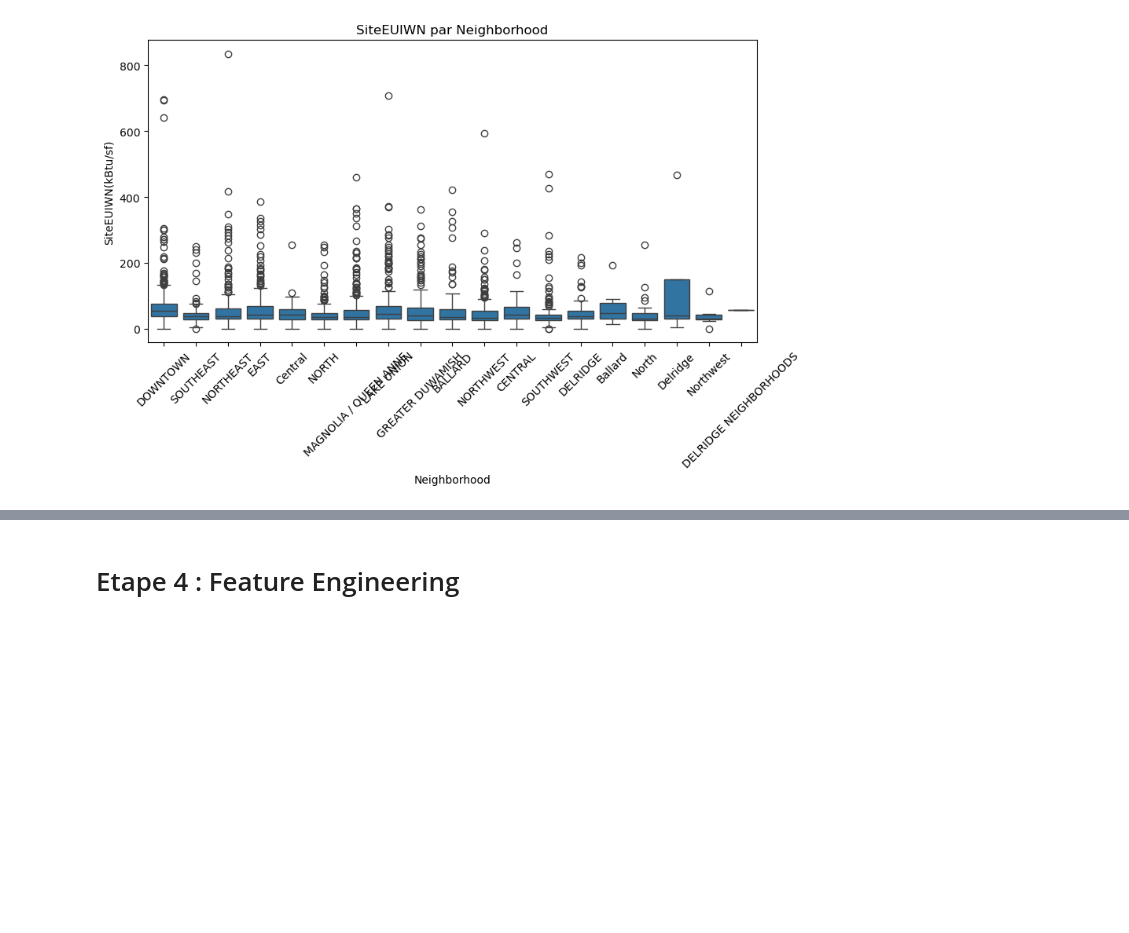
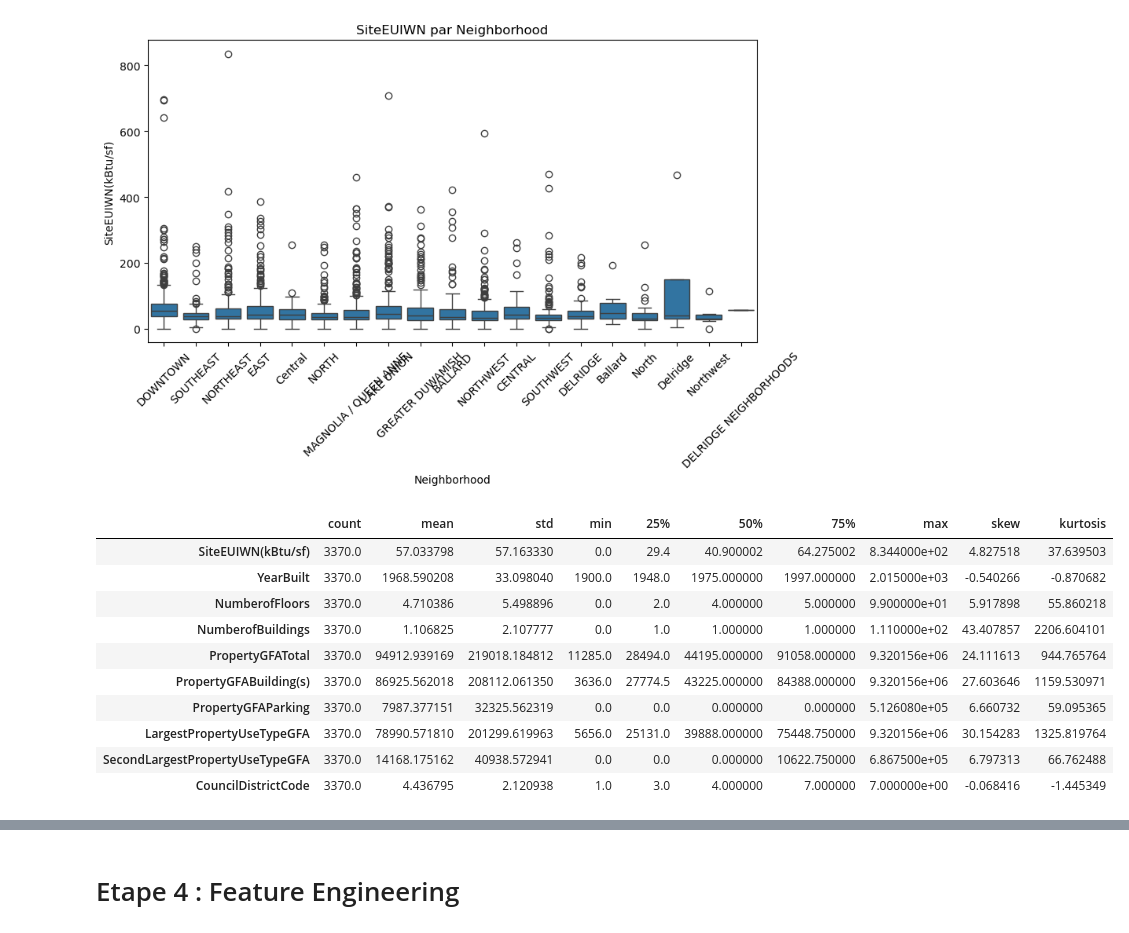
Before and after one commit to vikdevit/ai_engineer_projects, a Jupyter notebook: P03/notebooks/Khatcherian_Viken_p03_notebook.ipynb, the cells around one changed output, grey strips where cells are left out. Saved outputs shown, nothing was run; the diff lists cells and outputs as text; code cells hidden in the pictures; blank space fills up the shorter version.

```diff
--- a/P03/notebooks/Khatcherian_Viken_p03_notebook.ipynb
+++ b/P03/notebooks/Khatcherian_Viken_p03_notebook.ipynb
@@ -17,10 +6,6 @@ import pandas as pd
 import numpy as np
 import matplotlib.pyplot as plt
 import seaborn as sns
-# %%
-# Voir toutes les colonnes du dataframe après avoir chargé le csv
-pd.set_option("display.max_columns", None)
-pd.set_option("display.max_rows", 100)
 # %%
 # Chargement du dataset
 df_2016beb = pd.read_csv("2016_Building_Energy_Benchmarking.csv")
@@ -604,0 +379,19 @@ for col in categorical_cols:
+# %%
+# Statistiques descriptives des variables numériques avec skewness et kurtosis
+stats = df_2016beb_rel[numeric_cols].describe().T
+stats["skew"] = df_2016beb_rel[numeric_cols].skew()
+stats["kurtosis"] = df_2016beb_rel[numeric_cols].kurtosis()
+
+display(stats)
+# %% [output]
+|  | count | mean | std | min | 25% | 50% | 75% | max | skew | kurtosis |
+| SiteEUIWN(kBtu/sf) | 3370.0 | 57.033798 | 57.163330 | 0.0 | 29.4 | 40.900002 | 64.275002 | 8.344000e+02 | 4.827518 | 37.639503 |
+| YearBuilt | 3370.0 | 1968.590208 | 33.098040 | 1900.0 | 1948.0 | 1975.000000 | 1997.000000 | 2.015000e+03 | -0.540266 | -0.870682 |
+| NumberofFloors | 3370.0 | 4.710386 | 5.498896 | 0.0 | 2.0 | 4.000000 | 5.000000 | 9.900000e+01 | 5.917898 | 55.860218 |
+| NumberofBuildings | 3370.0 | 1.106825 | 2.107777 | 0.0 | 1.0 | 1.000000 | 1.000000 | 1.110000e+02 | 43.407857 | 2206.604101 |
+| PropertyGFATotal | 3370.0 | 94912.939169 | 219018.184812 | 11285.0 | 28494.0 | 44195.000000 | 91058.000000 | 9.320156e+06 | 24.111613 | 944.765764 |
+| PropertyGFABuilding(s) | 3370.0 | 86925.562018 | 208112.061350 | 3636.0 | 27774.5 | 43225.000000 | 84388.000000 | 9.320156e+06 | 27.603646 | 1159.530971 |
+| PropertyGFAParking | 3370.0 | 7987.377151 | 32325.562319 | 0.0 | 0.0 | 0.000000 | 0.000000 | 5.126080e+05 | 6.660732 | 59.095365 |
+| LargestPropertyUseTypeGFA | 3370.0 | 78990.571810 | 201299.619963 | 5656.0 | 25131.0 | 39888.000000 | 75448.750000 | 9.320156e+06 | 30.154283 | 1325.819764 |
+| SecondLargestPropertyUseTypeGFA | 3370.0 | 14168.175162 | 40938.572941 | 0.0 | 0.0 | 0.000000 | 10622.750000 | 6.867500e+05 | 6.797313 | 66.762488 |
+| CouncilDistrictCode | 3370.0 | 4.436795 | 2.120938 | 1.0 | 3.0 | 4.000000 | 7.000000 | 7.000000e+00 | -0.068416 | -1.445349 |
```
Also changed, not shown: parts of 89 cells of this notebook.
